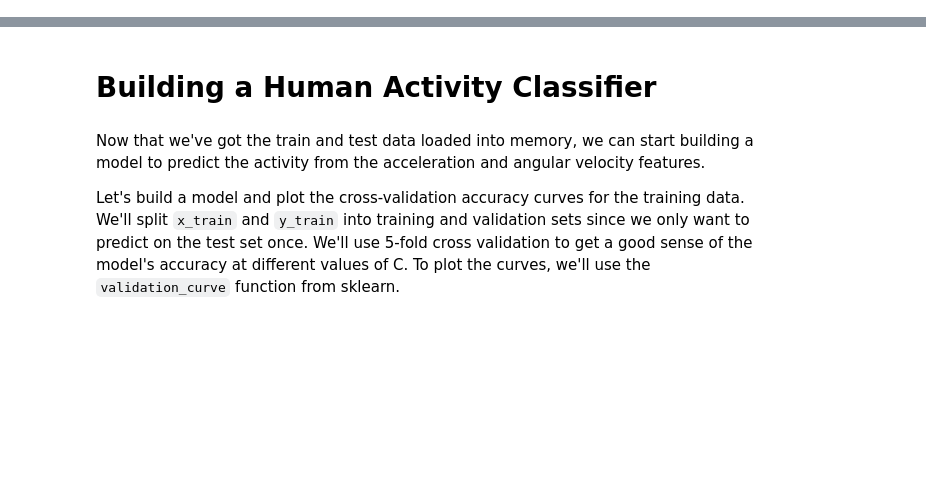
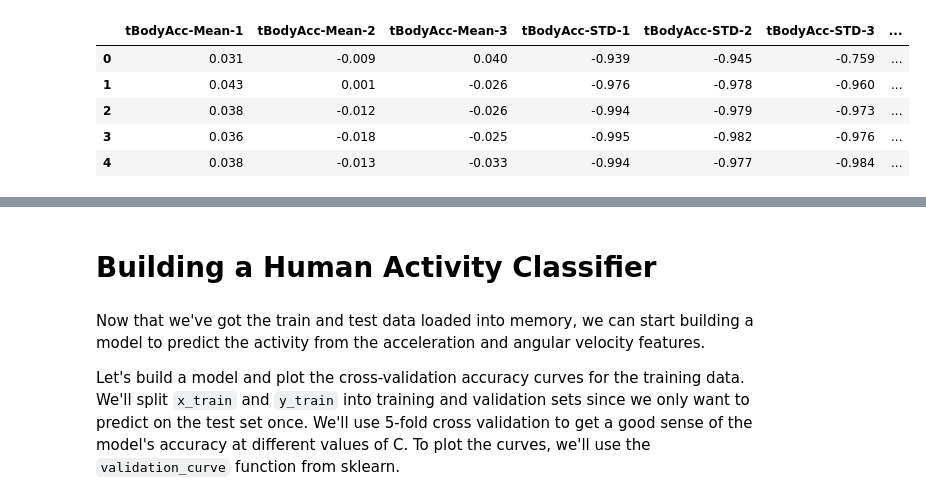
Before and after one commit to cbonoz/hackhlth, a Jupyter notebook: server/ml/activity_prediction.ipynb, the cells around one changed output, grey strips where cells are left out. Drawn from its saved outputs; the diff is of its cells as text; code cells hidden in the pictures; blank space fills up the shorter version.

```diff
--- a/server/ml/activity_prediction.ipynb
+++ b/server/ml/activity_prediction.ipynb
@@ -12,7 +17,7 @@ pd.set_option('display.float_format', lambda x: '%.3f' % x)
 # %%
 with open('/Users/cbuonocore/Downloads/HAPT Data Set/features.txt') as handle:
     features = handle.readlines()
-    features = map(lambda x: x.strip(), features)
+    features = list(map(lambda x: x.strip(), features))
 # %%
 with open('/Users/cbuonocore/Downloads/HAPT Data Set/activity_labels.txt') as handle:
     activity_labels = handle.readlines()
@@ -27,5 +88,12 @@ TypeError: data argument can't be an iterator
 # %%
-x_train = pd.read_table('/Users/nickbecker/Downloads/HAPT Data Set/Train/X_train.txt',
+x_test = pd.read_table('/Users/cbuonocore/Downloads/HAPT Data Set/Test/X_test.txt',
              header = None, sep = " ", names = features)
-x_train.iloc[:10, :10].head()
+x_test.iloc[:10, :10].head()
+# %% [output]
+|  | tBodyAcc-Mean-1 | tBodyAcc-Mean-2 | tBodyAcc-Mean-3 | tBodyAcc-STD-1 | tBodyAcc-STD-2 | tBodyAcc-STD-3 | ... |
+| 0 | 0.031 | -0.009 | 0.040 | -0.939 | -0.945 | -0.759 | ... |
+| 1 | 0.043 | 0.001 | -0.026 | -0.976 | -0.978 | -0.960 | ... |
+| 2 | 0.038 | -0.012 | -0.026 | -0.994 | -0.979 | -0.973 | ... |
+| 3 | 0.036 | -0.018 | -0.025 | -0.995 | -0.982 | -0.976 | ... |
+| 4 | 0.038 | -0.013 | -0.033 | -0.994 | -0.977 | -0.984 | ... |
 # %%
```
Also changed, not shown: parts of 12 cells of this notebook, 3 other files.
